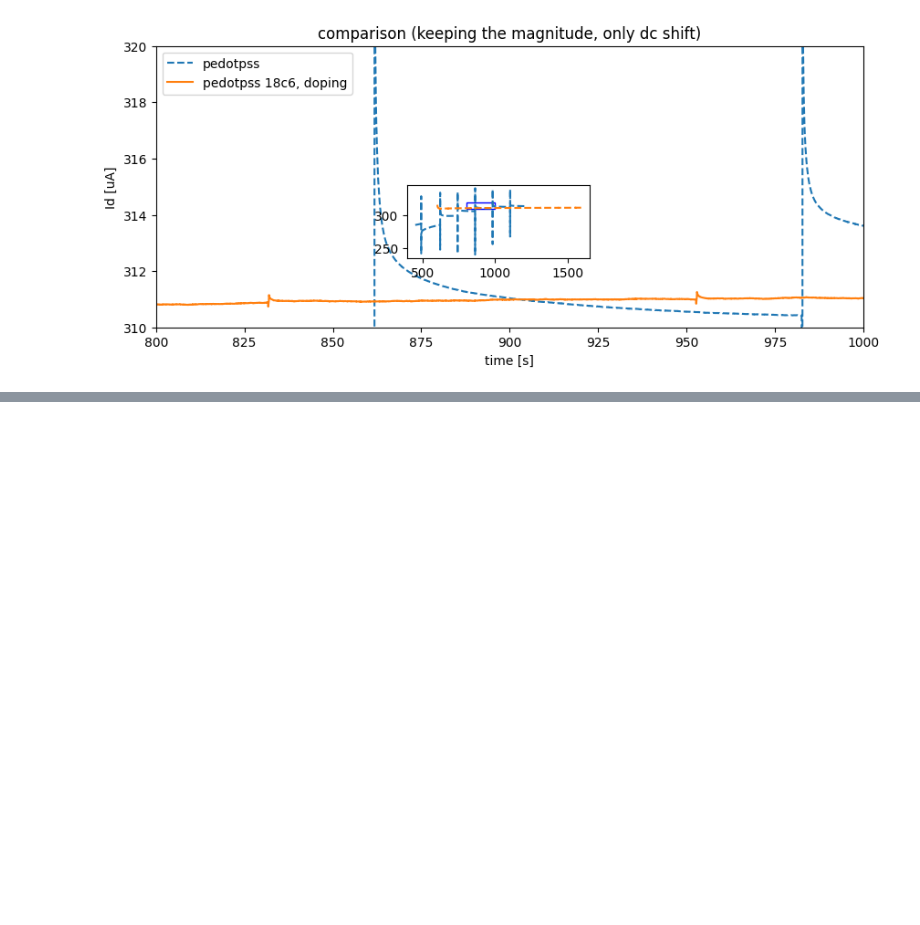
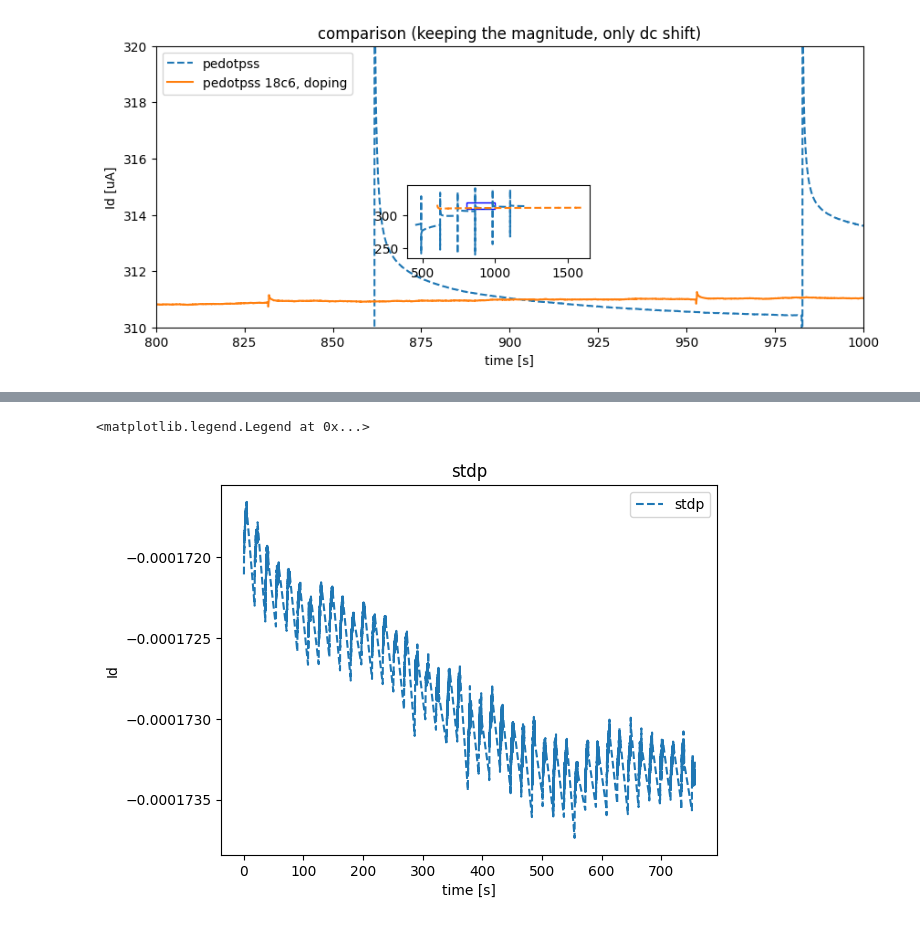
Before and after one commit to LaN-Tran/Code_for_experiments_at_Tue, a Jupyter notebook: codes/plot_exp_data.ipynb, the cells around one changed output, grey strips where cells are left out. Saved outputs shown, nothing was run; the diff lists cells and outputs as text; code cells hidden in the pictures; blank space fills up the shorter version.

```diff
--- a/codes/plot_exp_data.ipynb
+++ b/codes/plot_exp_data.ipynb
@@ -636,0 +681,20 @@ inset.add_patch(rect)
+# %%
+stdp_dg_pedotgate = pd.read_csv("C:/Users/20245580/LabCode/Codes_For_Experiments/exp_data/20250703/stdp_oect6_dg.csv")
+
+stdp_t = stdp_dg_pedotgate['time']
+stdp_i = stdp_dg_pedotgate['i_channel']
+
+plt.figure()
+plt.title("stdp")
+start = 0
+end = len(stdp_t) -1
+plt.plot(stdp_t[start:end], stdp_i[start:end], '--', label ='stdp')
+
+# plt.ylim(310, 313)
+plt.xlabel("time [s]")
+plt.ylabel("Id")
+plt.yscale("linear")
+plt.legend()
+# %% [output]
+<matplotlib.legend.Legend at 0x...>
+[figure, added]
```
Also changed, not shown: parts of 8 cells of this notebook, 8 other files.
